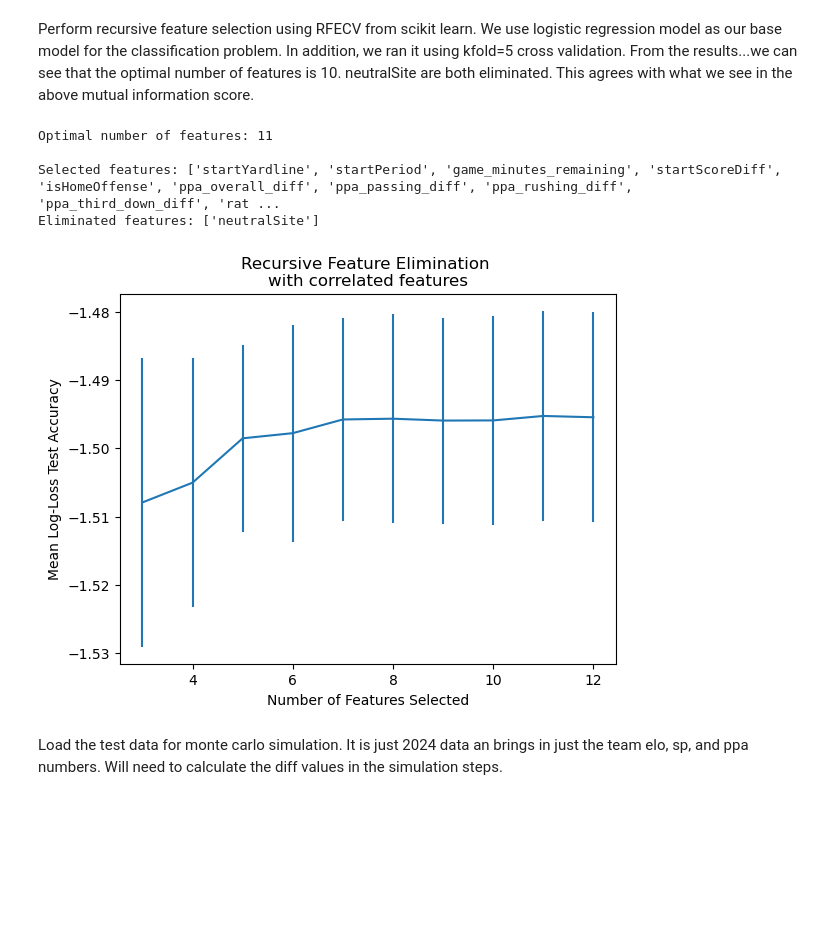
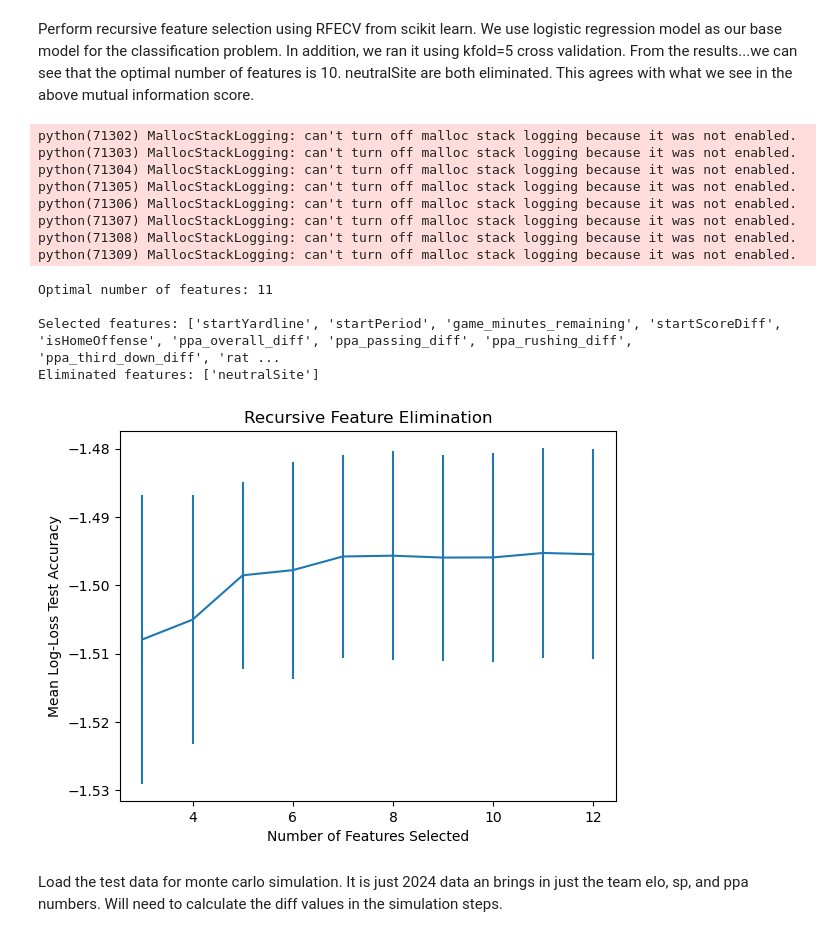
Before and after one commit to truett-jt/CFB-Simulator, a Jupyter notebook: cfb.ipynb, the cells around one changed output. Saved outputs shown, nothing was run; the diff lists cells and outputs as text; code cells hidden in the pictures; blank space fills up the shorter version.

Commit message:
Changes to be committed: 	modified:   cfb.ipynb 	modified:   reports/rfecv_plot.png

```diff
--- a/cfb.ipynb
+++ b/cfb.ipynb
@@ -677,39 +677,47 @@ rfe = RFECV(
     min_features_to_select=3
 )
 rfe.fit(X_scaled, y)
 
 # get the selected features and print
 selected_features = [f for f, s in zip(FEATURE_COLS, rfe.support_) if s]
 eliminated_features = [f for f, s in zip(FEATURE_COLS, rfe.support_) if not s]
 print(f"\nOptimal number of features: {rfe.n_features_}")
 print(f"\nSelected features: {selected_features}")
 print(f"Eliminated features: {eliminated_features}")
 
 # pull the feature number and mean log loss test score across folds
 cv_results = pd.DataFrame({
     key: value
     for key, value in rfe.cv_results_.items()
     if key in ["n_features", "mean_test_score", "std_test_score"]
 })
 
 # plot the mean log loss test score
 plt.figure()
 plt.xlabel("Number of Features Selected")
 plt.ylabel("Mean Log-Loss Test Accuracy")
 plt.errorbar(
     x=cv_results["n_features"],
     y=cv_results["mean_test_score"],
     yerr=cv_results["std_test_score"],
 )
-plt.title("Recursive Feature Elimination \nwith correlated features")
+plt.title("Recursive Feature Elimination")
 plt.savefig("reports/rfecv_plot.png", dpi=150)
 plt.show()
 # %% [output]
-Optimal number of features: 11
-
-Selected features: ['startYardline', 'startPeriod', 'game_minutes_remaining', 'startScoreDiff', 'isHomeOffense', 'ppa_overall_diff', 'ppa_passing_diff', 'ppa_rushing_diff', 'ppa_third_down_diff', 'rat ...
-Eliminated features: ['neutralSite']
+python(71302) MallocStackLogging: can't turn off malloc stack logging because it was not enabled.
+python(71303) MallocStackLogging: can't turn off malloc stack logging because it was not enabled.
+python(71304) MallocStackLogging: can't turn off malloc stack logging because it was not enabled.
+python(71305) MallocStackLogging: can't turn off malloc stack logging because it was not enabled.
+python(71306) MallocStackLogging: can't turn off malloc stack logging because it was not enabled.
+python(71307) MallocStackLogging: can't turn off malloc stack logging because it was not enabled.
+python(71308) MallocStackLogging: can't turn off malloc stack logging because it was not enabled.
+python(71309) MallocStackLogging: can't turn off malloc stack logging because it was not enabled.
+Optimal number of features: 11
+
+Selected features: ['startYardline', 'startPeriod', 'game_minutes_remaining', 'startScoreDiff', 'isHomeOffense', 'ppa_overall_diff', 'ppa_passing_diff', 'ppa_rushing_diff', 'ppa_third_down_diff', 'rat ...
+Eliminated features: ['neutralSite']
-[figure, old version]
+[figure, new version]
 # %% [markdown]
 Load the test data for monte carlo simulation. It is just 2024 data an brings in just the team elo, sp, and ppa numbers. Will need to calculate the diff values in the simulation steps.
 # %%
```
Also changed, not shown: 1 other file.
